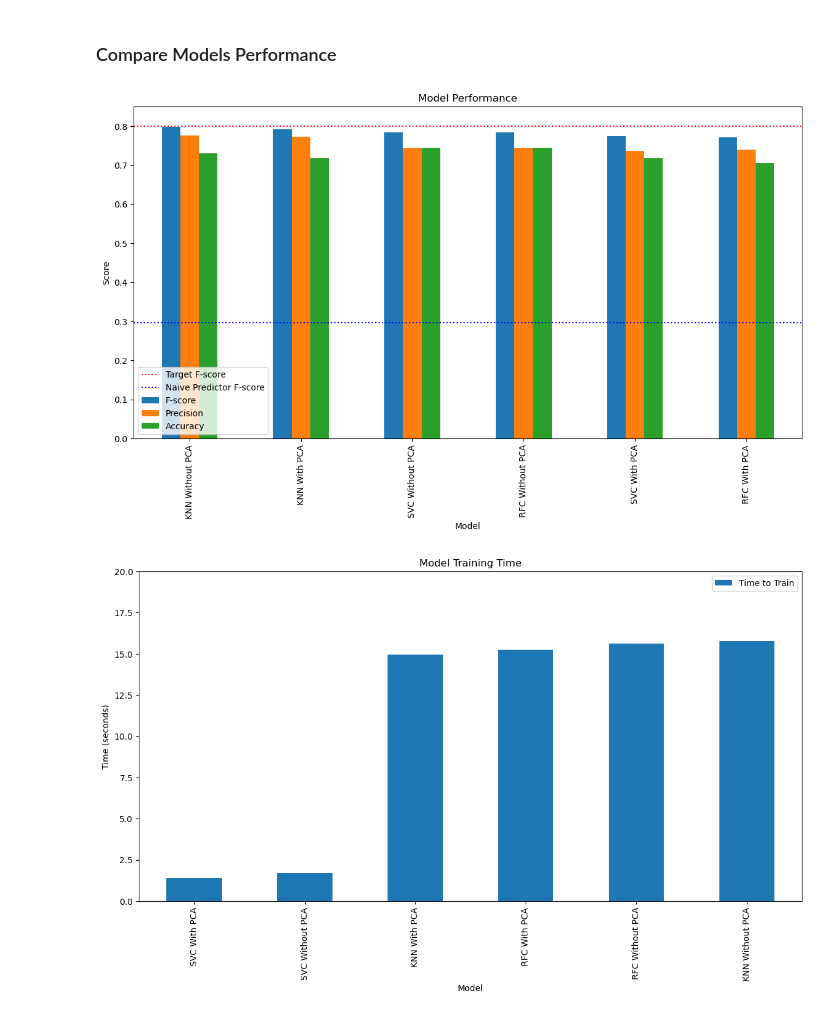
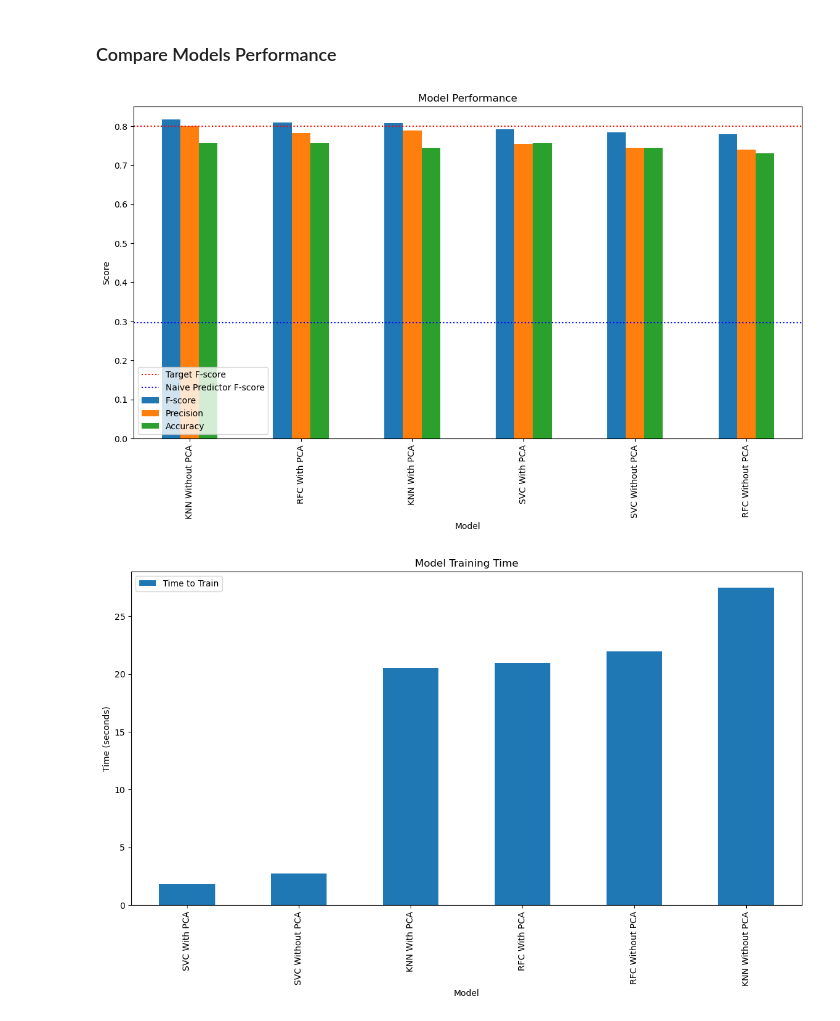
Before and after one commit to griffinschwab/NYSE-ML-Project, a Jupyter notebook: train-and-test-ml-models.ipynb, the cells around one changed output. Drawn from its saved outputs; the diff is of its cells as text; code cells hidden in the pictures.

Commit message:
Add in securities data in final model

```diff
--- a/train-and-test-ml-models.ipynb
+++ b/train-and-test-ml-models.ipynb
@@ -11,4 +11,4 @@ from IPython.display import display
 %matplotlib inline
 # %%
 # Read in the data
-cleaned_df = pd.read_csv('./data/cleaned/final-model.csv')
+cleaned_df = pd.read_csv('./outputs/data/final-model.csv')
@@ -14,0 +25,8 @@ cleaned_df = pd.read_csv('./data/cleaned/final-model.csv')
+# %%
+# Convert non primary key object columns to category
+cleaned_df['GICS Sector'] = cleaned_df['GICS Sector'].astype('category')
+cleaned_df['GICS Sub Industry'] = cleaned_df['GICS Sub Industry'].astype('category')
+
+# Confirm all data types are correct
+dtype_counts = cleaned_df.dtypes.value_counts()
+print(dtype_counts)
@@ -15,2 +41,6 @@ cleaned_df = pd.read_csv('./data/cleaned/final-model.csv')
 # %% [markdown]
 ## Split Into Train and Test
+# %%
+# Add dummy encoding for categorical variables
+cleaned_df = pd.get_dummies(cleaned_df, columns=cleaned_df.select_dtypes(include=['category']).columns)
+cleaned_df.shape
@@ -328,17 +360,16 @@ plt.legend()
 
 time_df.iloc[range(1,len(time_df.index))].sort_values('F-score', ascending= False).plot.bar(x='Model', y=['F-score', 'Precision', 'Accuracy'], ax=plt.gca());
 # %% [output]
-[figure, old version]
+[figure, new version]
 # %%
 plt.figure(figsize=(14,7))
 plt.title('Model Training Time')
 plt.ylabel('Time (seconds)')
 plt.xlabel('Model')
-plt.ylim((0,20))
 
 time_df.iloc[range(1,len(time_df.index))].sort_values('Time to Train', ascending= True).plot.bar(x='Model', y='Time to Train', ax=plt.gca());
 # %% [output]
-[figure, old version]
+[figure, new version]
 # %%
 import matplotlib.ticker as ticker
 
```
Also changed, not shown: parts of 10 cells of this notebook, 2 other files.
